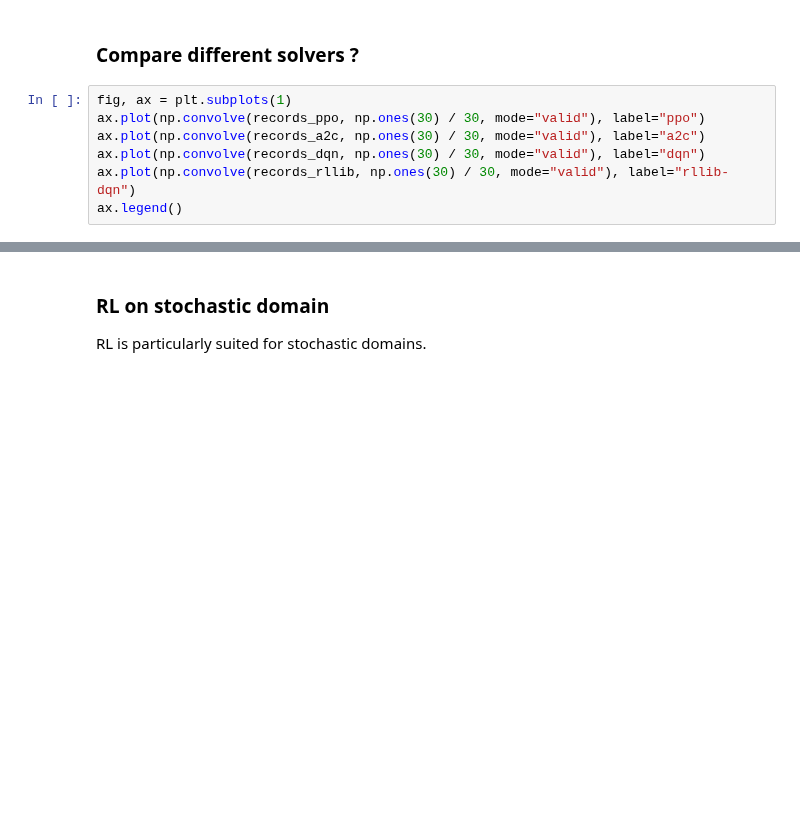
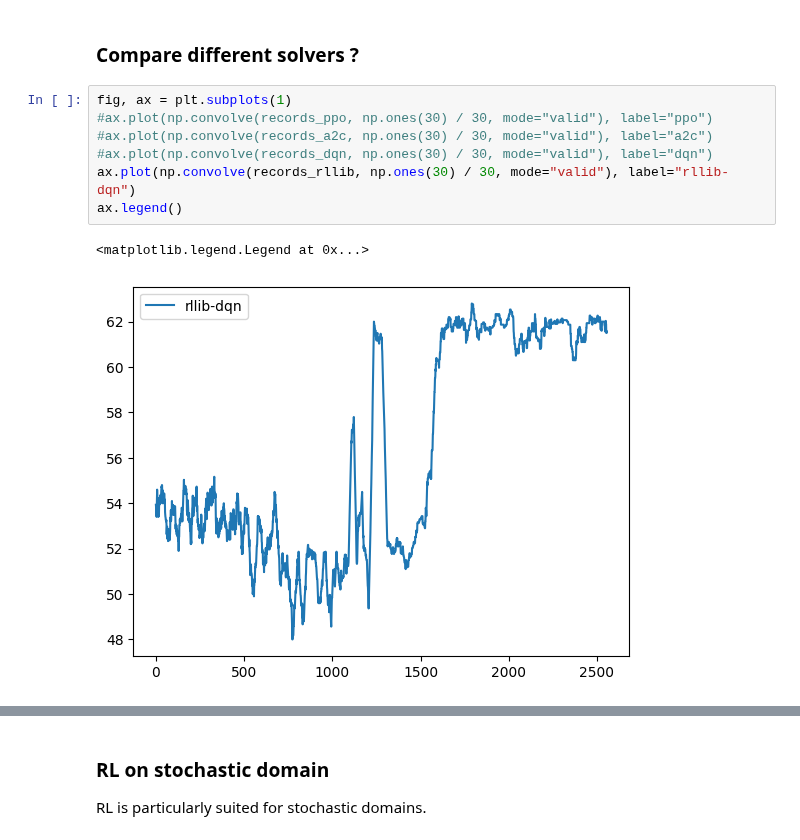
Before and after one commit to fteicht/icaps24-skdecide-tutorial, a Jupyter notebook: notebooks/Scheduling tutorial.ipynb, the cells around one changed output, grey strips where cells are left out. Cells and saved outputs as stored; diff of their text form; blank space fills up the shorter version.

```diff
--- a/notebooks/Scheduling tutorial.ipynb
+++ b/notebooks/Scheduling tutorial.ipynb
@@ -693,8 +948,11 @@ records_rllib = np.array(records)
 ### Compare different solvers ?
 # %%
 fig, ax = plt.subplots(1)
-ax.plot(np.convolve(records_ppo, np.ones(30) / 30, mode="valid"), label="ppo")
-ax.plot(np.convolve(records_a2c, np.ones(30) / 30, mode="valid"), label="a2c")
-ax.plot(np.convolve(records_dqn, np.ones(30) / 30, mode="valid"), label="dqn")
+#ax.plot(np.convolve(records_ppo, np.ones(30) / 30, mode="valid"), label="ppo")
+#ax.plot(np.convolve(records_a2c, np.ones(30) / 30, mode="valid"), label="a2c")
+#ax.plot(np.convolve(records_dqn, np.ones(30) / 30, mode="valid"), label="dqn")
 ax.plot(np.convolve(records_rllib, np.ones(30) / 30, mode="valid"), label="rllib-dqn")
 ax.legend()
+# %% [output]
+<matplotlib.legend.Legend at 0x...>
+[figure, added]
```
Also changed, not shown: parts of 24 cells of this notebook, 3 other files.
